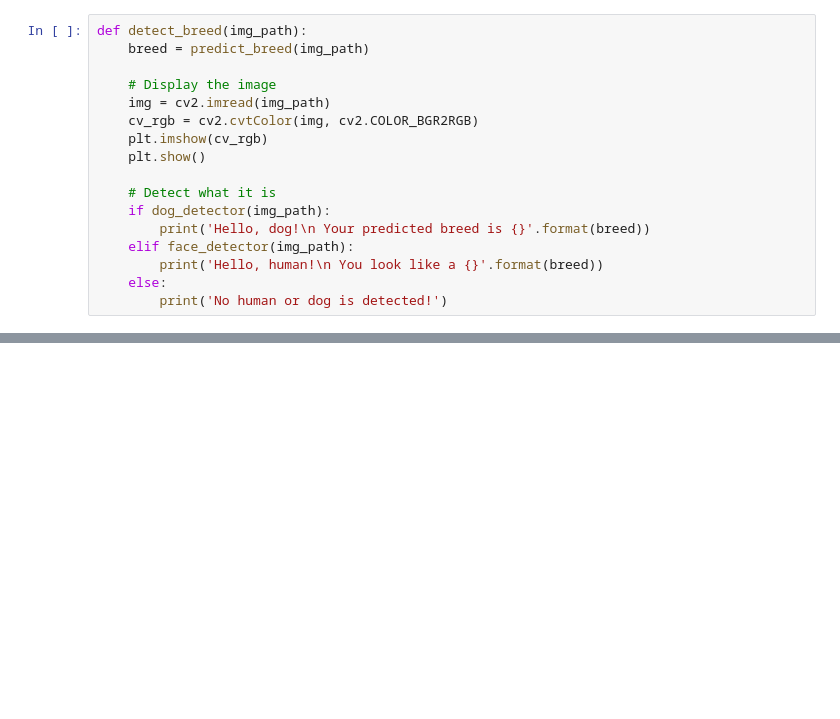
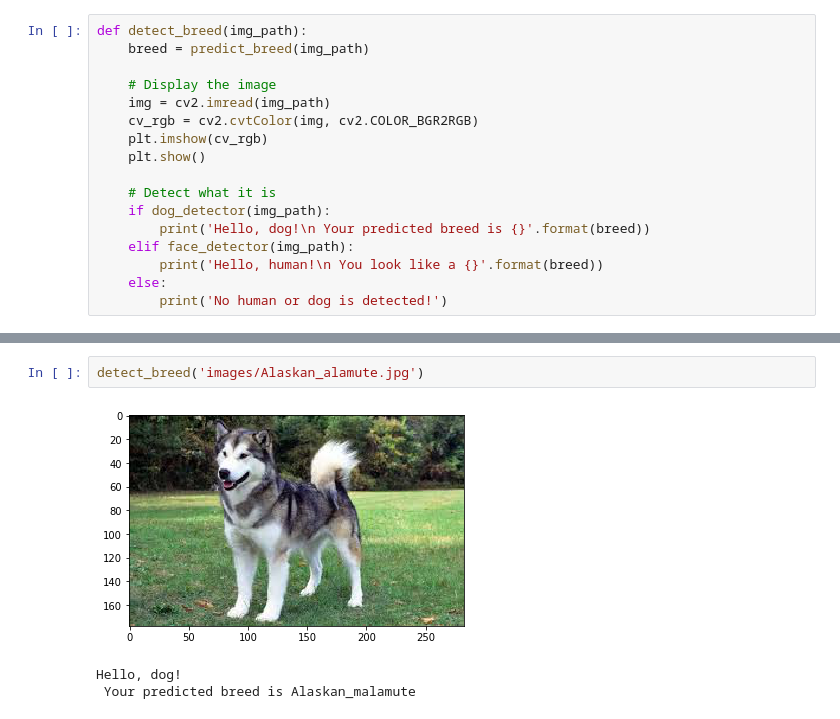
Before and after one commit to thuytienpt/MachineLearningNanodegree, a Jupyter notebook: dog-project/dog_app.ipynb, the cells around one changed output, grey strips where cells are left out. Drawn from its saved outputs; the diff is of its cells as text; blank space fills up the shorter version.

```diff
--- a/dog-project/dog_app.ipynb
+++ b/dog-project/dog_app.ipynb
@@ -740,0 +754,6 @@ __Answer:__
+# %%
+detect_breed('images/Alaskan_alamute.jpg')
+# %% [output]
+[figure, added]
+Hello, dog!
+ Your predicted breed is Alaskan_malamute
```
Also changed, not shown: parts of 16 cells of this notebook.
